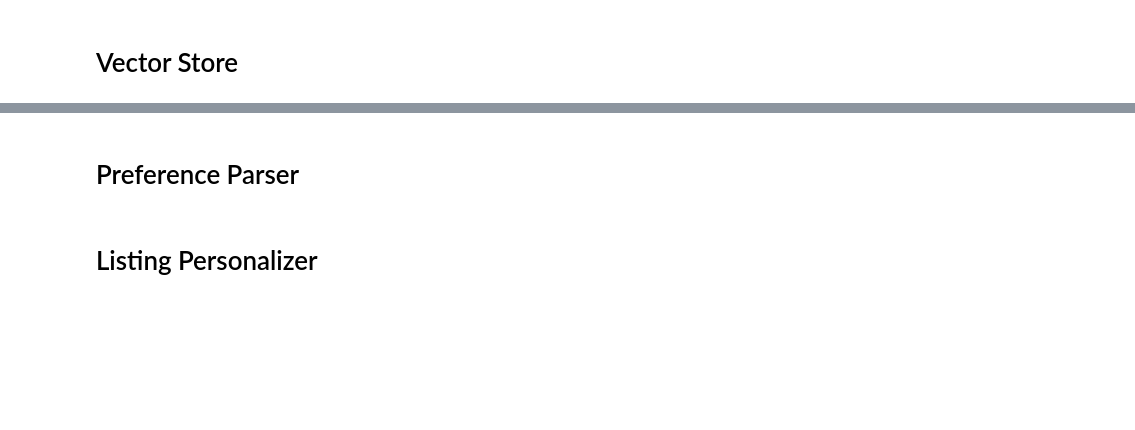
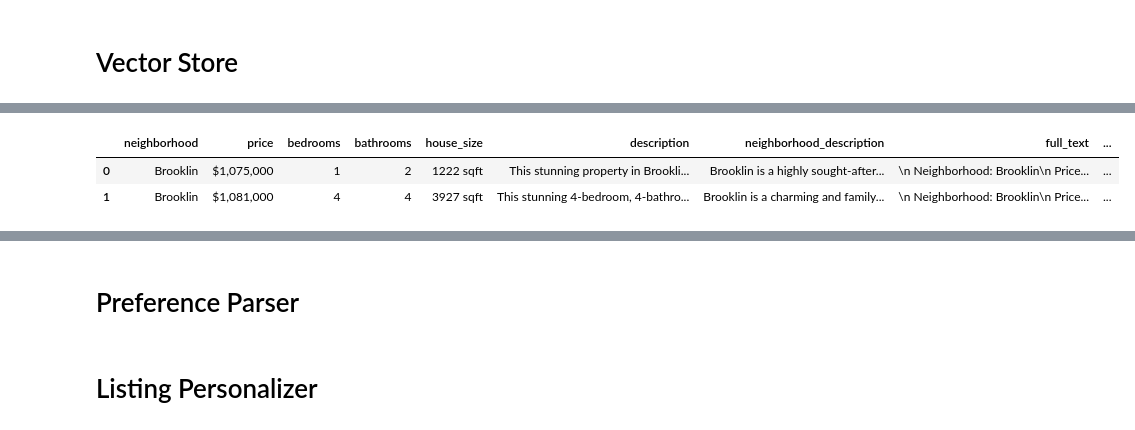
Before and after one commit to GabrielSGoncalves/udacity_generative_ai_nanodegree, a Jupyter notebook: project4_langchain_agents/project4_Langchain_Realstate_agent.ipynb, the cells around one changed output, grey strips where cells are left out. Drawn from its saved outputs; the diff is of its cells as text; code cells hidden in the pictures; blank space fills up the shorter version.

```diff
--- a/project4_langchain_agents/project4_Langchain_Realstate_agent.ipynb
+++ b/project4_langchain_agents/project4_Langchain_Realstate_agent.ipynb
@@ -269,0 +284,7 @@ results
+# %%
+brooklin_properties = table.search().where("neighborhood = 'Brooklin'").to_pandas()
+brooklin_properties
+# %% [output]
+|  | neighborhood | price | bedrooms | bathrooms | house_size | description | neighborhood_description | full_text | ... |
+| 0 | Brooklin | $1,075,000 | 1 | 2 | 1222 sqft | This stunning property in Brookli... | Brooklin is a highly sought-after... | \n Neighborhood: Brooklin\n Price... | ... |
+| 1 | Brooklin | $1,081,000 | 4 | 4 | 3927 sqft | This stunning 4-bedroom, 4-bathro... | Brooklin is a charming and family... | \n Neighborhood: Brooklin\n Price... | ... |
```
Also changed, not shown: parts of 22 cells of this notebook.
